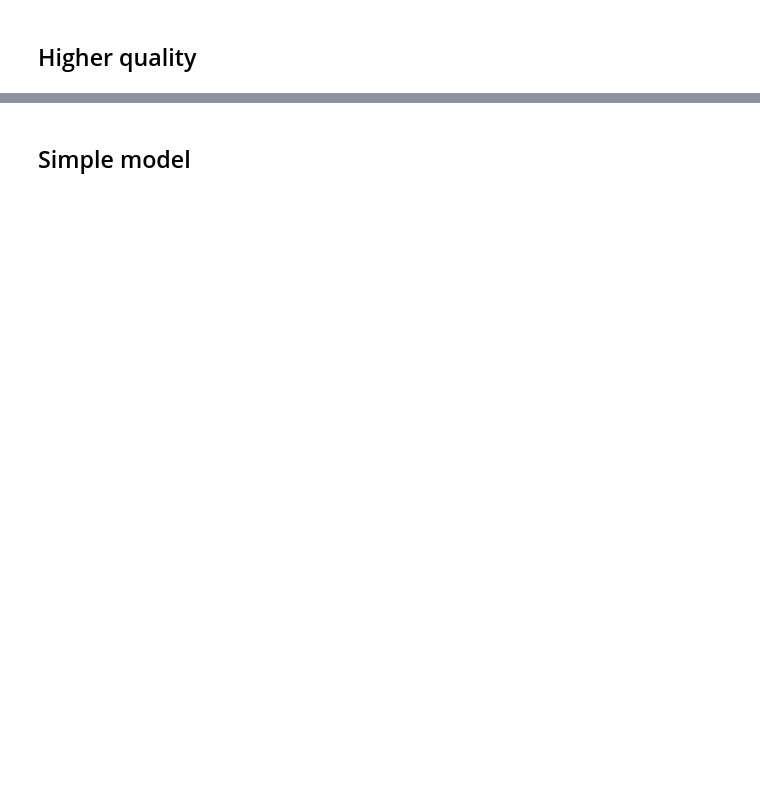
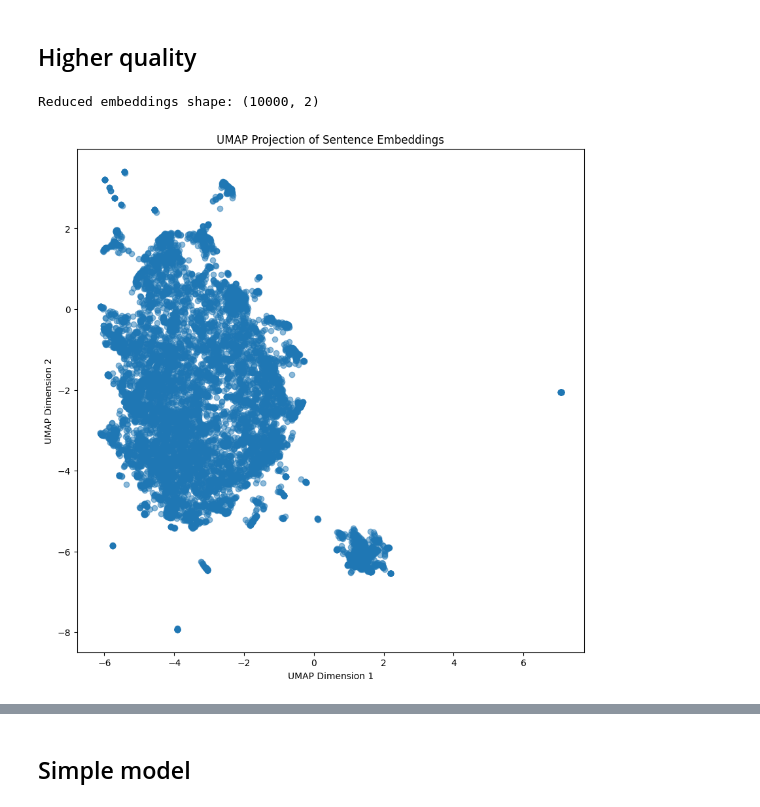
Before and after one commit to anasselbasra/Topic-modeling-tweets, a Jupyter notebook: model2.ipynb, the cells around one changed output, grey strips where cells are left out. Drawn from its saved outputs; the diff is of its cells as text; code cells hidden in the pictures; blank space fills up the shorter version.

```diff
--- a/model2.ipynb
+++ b/model2.ipynb
@@ -446,2 +476,44 @@ print(f"Number of not_sample points: {len(not_sample_data)}")
 # %% [markdown]
 ## Higher quality
+# %%
+%%time
+import umap
+import matplotlib.pyplot as plt
+import plotly.express as px
+import nbformat  # !!!!!!!!!!!!!!!!!
+
+parameters = {"n_neighbors": 20,
+              "n_components": 2,
+              "min_dist": 0.00,
+              "metric": "cosine",
+              "spread": 1,
+              "random_state": 42,
+              "n_epochs": 1000,
+              "learning_rate": 0.51
+             }
+
+# Fit the UMAP model on the embeddings
+sample_embeddings_quality_fr = np.array(df_sample['embeddings_quality_fr'].tolist())
+reducer = umap.UMAP(**parameters).fit(sample_embeddings_quality_fr)
+
+# Transform the embeddings to 2D
+sample_reduced_embeddings = reducer.transform(sample_embeddings_quality_fr)
+
+# Print the shape of the reduced embeddings
+print(f"Reduced embeddings shape: {sample_reduced_embeddings.shape}")
+
+# Add the coordinates to your dataframe
+df_sample['x'] = sample_reduced_embeddings[:,0]
+df_sample['y'] = sample_reduced_embeddings[:,1]
+
+
+# Create a matplotlib figure
+plt.figure(figsize=(10, 10))
+plt.scatter(df_sample['x'], df_sample['y'], alpha=0.5)
+plt.title('UMAP Projection of Sentence Embeddings')
+plt.xlabel('UMAP Dimension 1')
+plt.ylabel('UMAP Dimension 2')
+plt.show()
+# %% [output]
+Reduced embeddings shape: (10000, 2)
+[figure, added]
```
Also changed, not shown: parts of 44 cells of this notebook.
